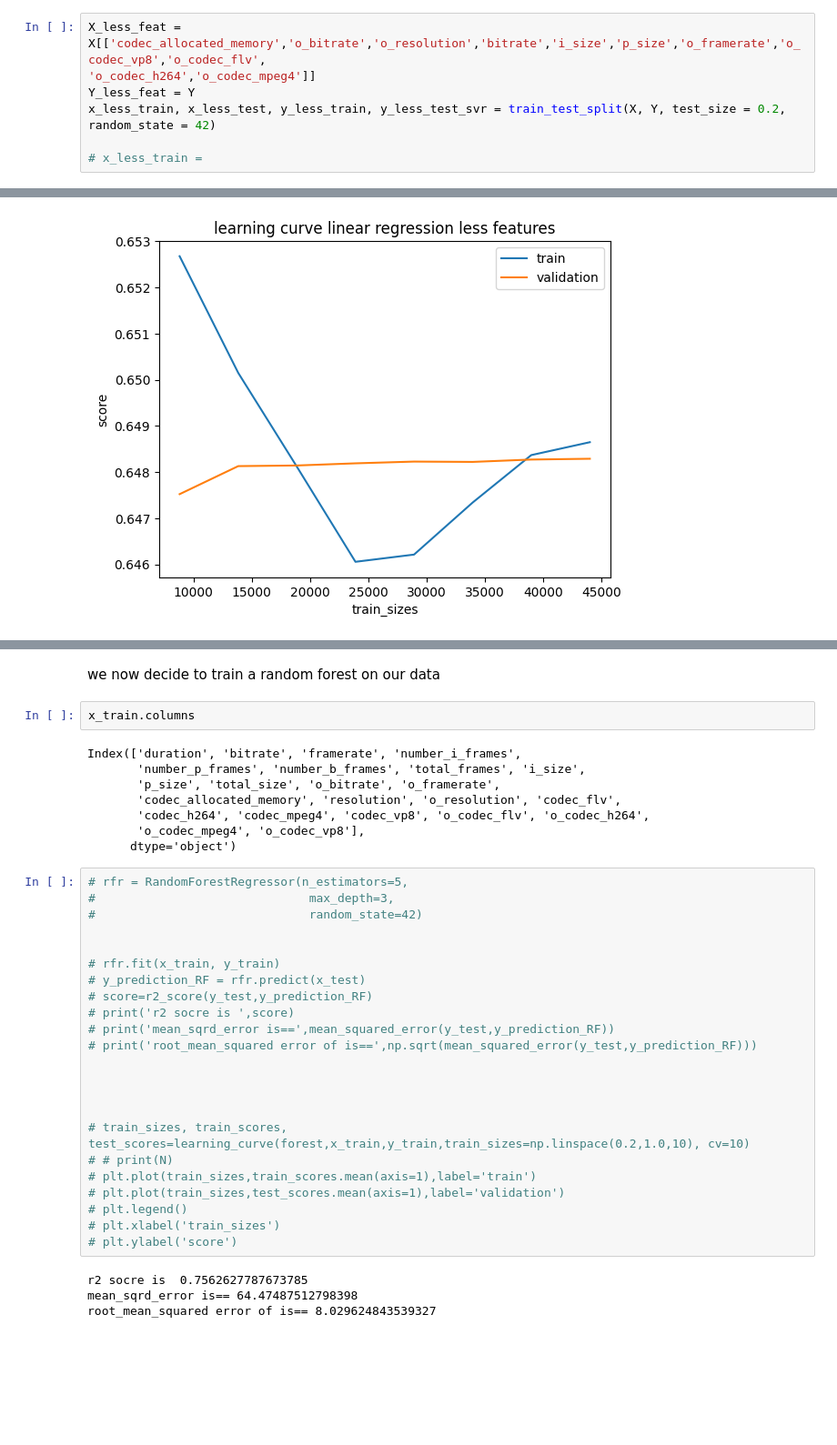
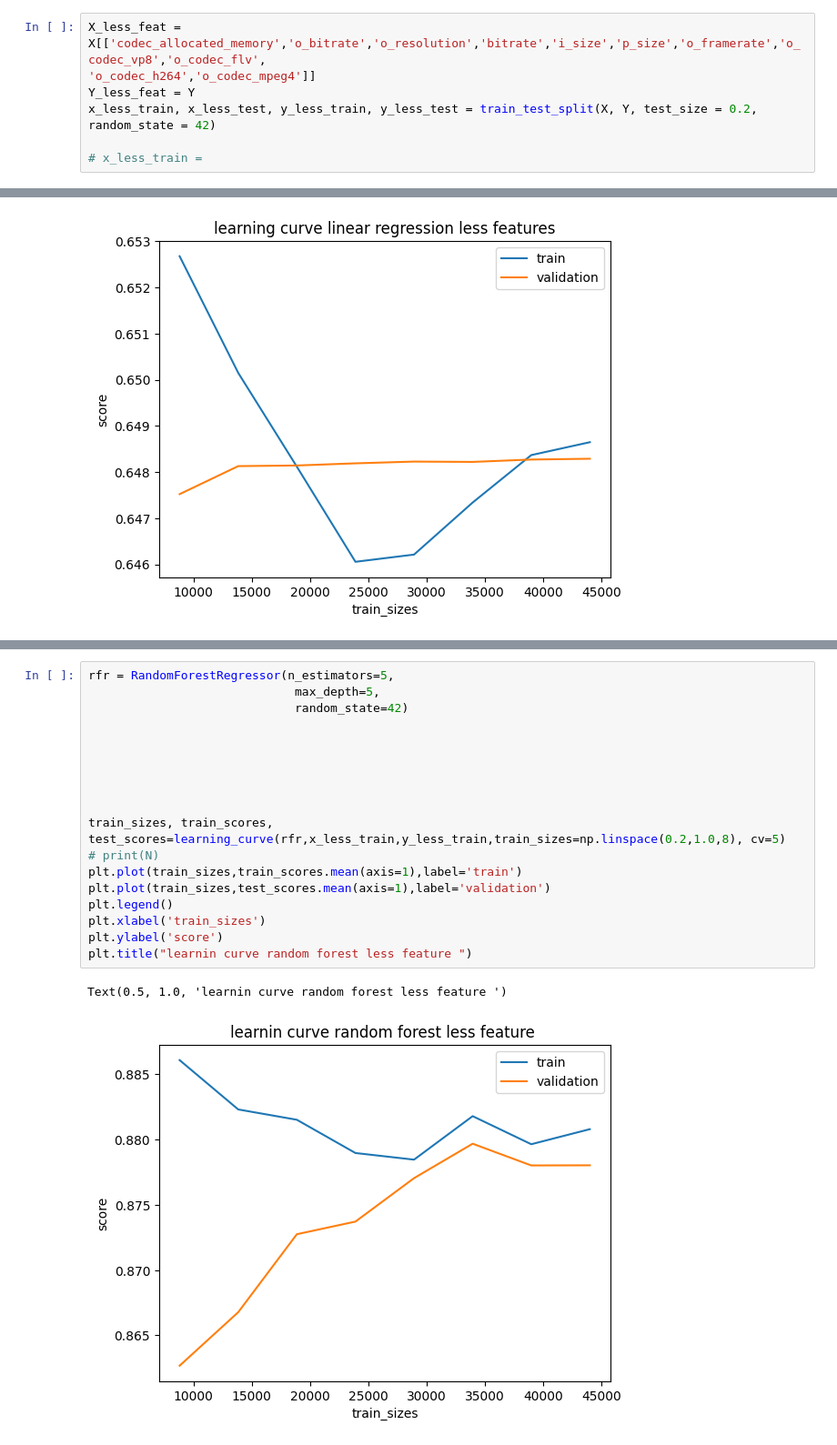
Before and after one commit to foulde/python_project, a Jupyter notebook: model_transcoding_mesurment.ipynb, the cells around one changed output, grey strips where cells are left out. Shown at 91% size. Cells and saved outputs as stored; diff of their text form; blank space fills up the shorter version.

```diff
--- a/model_transcoding_mesurment.ipynb
+++ b/model_transcoding_mesurment.ipynb
@@ -288,7 +291,7 @@ Now using this feature we decide to create a new dataset only using the most imp
 X_less_feat = X[['codec_allocated_memory','o_bitrate','o_resolution','bitrate','i_size','p_size','o_framerate','o_codec_vp8','o_codec_flv',
 'o_codec_h264','o_codec_mpeg4']]
 Y_less_feat = Y
-x_less_train, x_less_test, y_less_train, y_less_test_svr = train_test_split(X, Y, test_size = 0.2, random_state = 42)
+x_less_train, x_less_test, y_less_train, y_less_test = train_test_split(X, Y, test_size = 0.2, random_state = 42)
 
 # x_less_train =
 # %%
@@ -367,39 +313,21 @@ result.importances_std[2]
-# %% [markdown]
-we now decide to train a random forest on our data
-# %%
-x_train.columns
-# %% [output]
-Index(['duration', 'bitrate', 'framerate', 'number_i_frames',
-       'number_p_frames', 'number_b_frames', 'total_frames', 'i_size',
-       'p_size', 'total_size', 'o_bitrate', 'o_framerate',
-       'codec_allocated_memory', 'resolution', 'o_resolution', 'codec_flv',
-       'codec_h264', 'codec_mpeg4', 'codec_vp8', 'o_codec_flv', 'o_codec_h264',
-       'o_codec_mpeg4', 'o_codec_vp8'],
-      dtype='object')
 # %%
-# rfr = RandomForestRegressor(n_estimators=5,
-#                              max_depth=3,
-#                              random_state=42)
-
-
-# rfr.fit(x_train, y_train)
-# y_prediction_RF = rfr.predict(x_test)
-# score=r2_score(y_test,y_prediction_RF)
-# print('r2 socre is ',score)
-# print('mean_sqrd_error is==',mean_squared_error(y_test,y_prediction_RF))
-# print('root_mean_squared error of is==',np.sqrt(mean_squared_error(y_test,y_prediction_RF)))
+rfr = RandomForestRegressor(n_estimators=5,
+                             max_depth=5,
+                             random_state=42)
 
 
 
 
-# train_sizes, train_scores, test_scores=learning_curve(forest,x_train,y_train,train_sizes=np.linspace(0.2,1.0,10), cv=10)
-# # print(N)
-# plt.plot(train_sizes,train_scores.mean(axis=1),label='train')
-# plt.plot(train_sizes,test_scores.mean(axis=1),label='validation')
-# plt.legend()
-# plt.xlabel('train_sizes')
-# plt.ylabel('score')
+
+
+train_sizes, train_scores, test_scores=learning_curve(rfr,x_less_train,y_less_train,train_sizes=np.linspace(0.2,1.0,8), cv=5)
+# print(N)
+plt.plot(train_sizes,train_scores.mean(axis=1),label='train')
+plt.plot(train_sizes,test_scores.mean(axis=1),label='validation')
+plt.legend()
+plt.xlabel('train_sizes')
+plt.ylabel('score')
+plt.title("learnin curve random forest less feature ")
 # %% [output]
-r2 socre is  0.7562627787673785
-mean_sqrd_error is== 64.47487512798398
-root_mean_squared error of is== 8.029624843539327
+Text(0.5, 1.0, 'learnin curve random forest less feature ')
+[figure, added]
```
Also changed, not shown: parts of 12 cells of this notebook.
